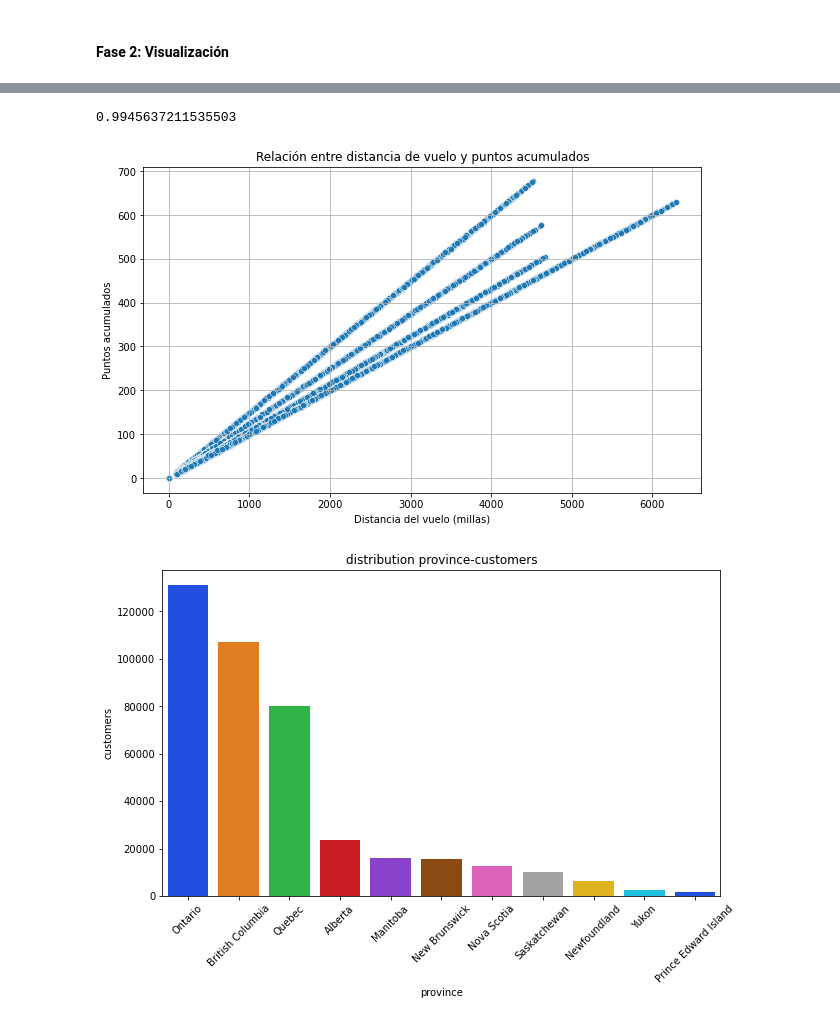
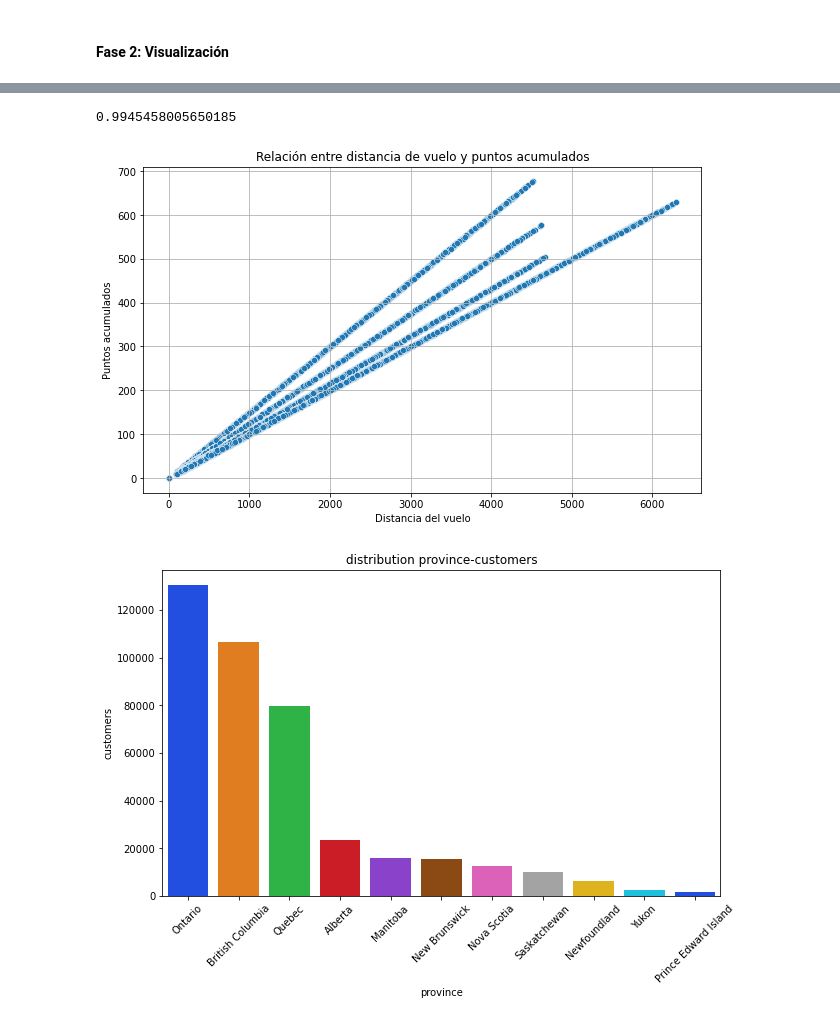
Before and after one commit to Adalab/bda-modulo-3-evaluacion-final-JohannaRL, a Jupyter notebook: final.ipynb, the cells around one changed output, grey strips where cells are left out. Drawn from its saved outputs; the diff is of its cells as text; code cells hidden in the pictures.

```diff
--- a/final.ipynb
+++ b/final.ipynb
@@ -533,0 +235,9 @@ df_join['cancellation_month'] = df_join['cancellation_month'].map(meses)
+# %%
+# Eliminaremos las 4 columnas que ahoa ya tenemos unificadas.df_total2
+# Creamos una funcion para ello:
+
+def remove_columns(df,column):
+    return df.drop(columns=column)
+
+list_to_remove = ["enrollment_year","enrollment_month","cancellation_year","cancellation_month"]
+df_total2 = remove_columns(df_total2,list_to_remove)
@@ -533,0 +261,4 @@ df_join['cancellation_month'] = df_join['cancellation_month'].map(meses)
+# %%
+# Valores negativos en Salary , pasados a positivos con el abs().
+
+df_total2['salary'] = df_total2['salary'].abs()
@@ -533,0 +269,12 @@ df_join['cancellation_month'] = df_join['cancellation_month'].map(meses)
+# %%
+# Nulos Salary - 25%
+
+#Iterative
+
+imputer_iterative = IterativeImputer(max_iter = 20, random_state = 42)
+
+# ajustamos y tranformamos los datos
+imputer_iterative_imputado = imputer_iterative.fit_transform(df_total2[["salary"]])
+
+# comprobamos que es lo que nos devuelve, que en este caso es un array también
+imputer_iterative_imputado
@@ -533,0 +289,2 @@ df_join['cancellation_month'] = df_join['cancellation_month'].map(meses)
+# %%
+df_total2[["salary"]] = imputer_iterative_imputado
@@ -582,22 +345,23 @@ Index(['loyalty_number', 'country', 'province', 'city', 'postal_code',
 # %%
 # 2. ¿Existe una relación entre la distancia de los vuelos y los puntos acumulados por los clientes? distance - points_accumulated
 
-corr = df_join["distance"].corr(df_join["points_accumulated"])
+corr = df_total2["distance"].corr(df_total2["points_accumulated"])
 print(corr)
 
-# Coeficiente de correlación es cercano a 1, la relación es positiva. Mientras una variable aumenta, la otra también tiende a aumentar. Viendo nuestros datos , parece que es punto por milla recorrida.
+# Coeficiente de correlación es cercano a 1, la relación es positiva. Mientras una variable aumenta, la otra también tiende a aumentar.
 # %% [output]
-0.9945637211535503
+0.9945458005650185
 # %%
+#Scatterplot : relación entre dos variables numericas.
 plt.figure(figsize=(10, 6))
-sns.scatterplot(x='distance', y='points_accumulated', data=df_join)
+sns.scatterplot(x='distance', y='points_accumulated', data=df_total2)
 plt.title('Relación entre distancia de vuelo y puntos acumulados')
-plt.xlabel('Distancia del vuelo (millas)')
+plt.xlabel('Distancia del vuelo')
 plt.ylabel('Puntos acumulados')
 plt.grid(True)
 plt.show()
 # %% [output]
-[figure, old version]
+[figure, new version]
 # %%
 # 3. ¿Cuál es la distribución de los clientes por provincia o estado? province
 
```
Also changed, not shown: parts of 87 cells of this notebook.
